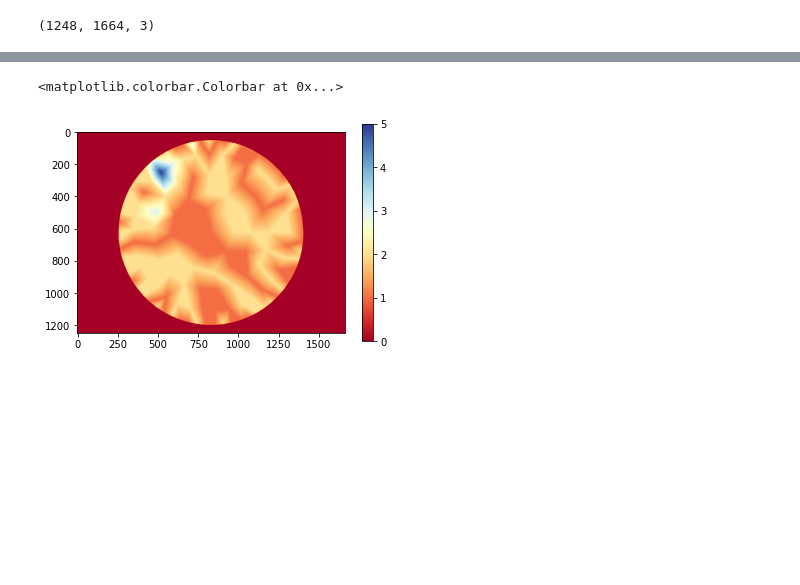
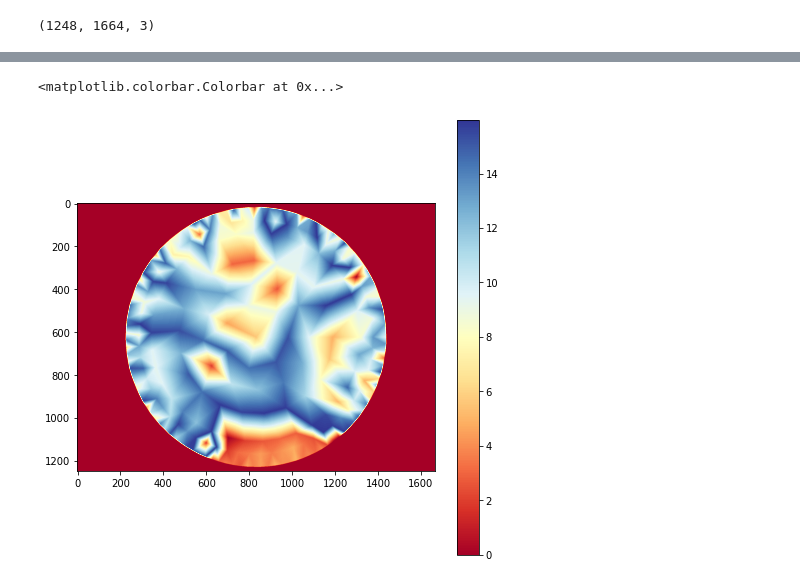
Before and after one commit to Shalaka003/Handheld-Fundus, a Jupyter notebook: Code/Interpolation.ipynb, the cells around one changed output, grey strips where cells are left out. Saved outputs shown, nothing was run; the diff lists cells and outputs as text; code cells hidden in the pictures; blank space fills up the shorter version.

```diff
--- a/Code/Interpolation.ipynb
+++ b/Code/Interpolation.ipynb
@@ -54,5 +59,5 @@ The number of points is 146
 # %%
-plt.rcParams["figure.figsize"] = (8,8)
+plt.figure(figsize = (8,8))
 plt.imshow(G)
 plt.scatter(x_coordinates, y_coordinates, color='red')
 plt.colorbar()
@@ -62,6 +67,9 @@ plt.colorbar()
 # %%
-figure_size = 7
+figure_size = 10
 G_mean = cv2.blur(G,(figure_size, figure_size))
+G_mean = np.array(G_mean, dtype=np.float32)
+
+plt.figure(figsize = (8,8))
 plt.imshow(G_mean)
 plt.colorbar()
 # %% [output]
@@ -70,5 +78,8 @@ plt.colorbar()
 # %%
-G_std = pcv.stdev_filter(img=G, ksize=7, borders='nearest')
+G_std = window_stdev(G, 10)
+G_std = np.array(G_std, dtype=np.float32)
+
+plt.figure(figsize = (8,8))
 plt.imshow(G_std)
 plt.colorbar()
 # %% [output]
@@ -77,10 +88,6 @@ plt.colorbar()
 # %%
 mean = np.empty(number_of_points)
 std = np.empty(number_of_points)
-G_mean_interpolation = np.zeros(np.shape(G))
-G_mean_interpolation[:,:] = np.nan
-G_std_interpolation = np.zeros(np.shape(G))
-G_std_interpolation[:,:] = np.nan
 
 for i in range(number_of_points):
     x = x_coordinates[i]
@@ -88,6 +95,3 @@ for i in range(number_of_points):
 
     mean[i] = G_mean[y, x]
     std[i] = G_std[y, x]
-
-    G_mean_interpolation[y, x] = mean[i]
-    G_std_interpolation[y, x] = std[i]
@@ -114,11 +115,12 @@ plt.colorbar()
 # %%
 interpolated_std = scipy.interpolate.griddata(points, std, (x_grid, y_grid) , method='linear', fill_value=0, rescale=False)
 
+plt.figure(figsize = (8,8))
 plt.imshow(interpolated_std, cmap = 'RdYlBu')
 plt.colorbar()
 # %% [output]
 <matplotlib.colorbar.Colorbar at 0x...>
-[figure, old version]
+[figure, new version]
 # %%
 height = np.shape(G)[0]
 length = np.shape(G)[1]
```
Also changed, not shown: parts of 17 cells of this notebook.
